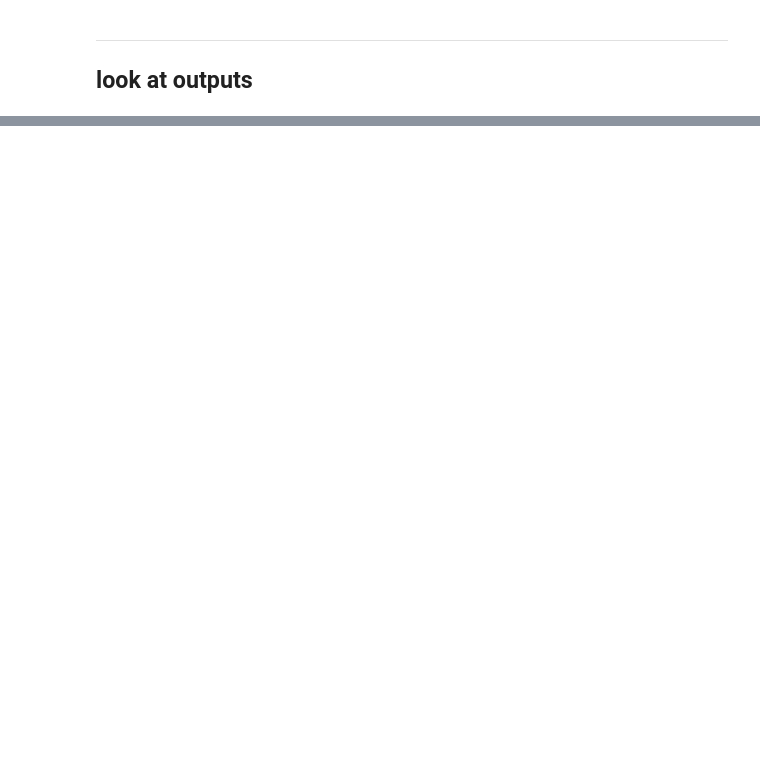
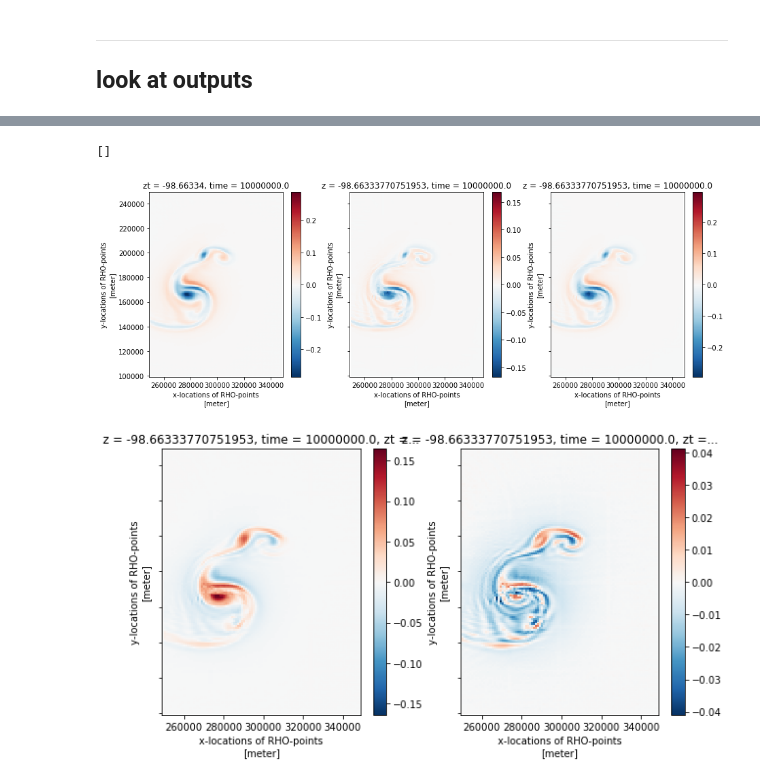
Before and after one commit to apatlpo/qgsolver, a Jupyter notebook: output/roms_seamount.ipynb, the cells around one changed output, grey strips where cells are left out. Saved outputs shown, nothing was run; the diff lists cells and outputs as text; code cells hidden in the pictures; blank space fills up the shorter version.

```diff
--- a/output/roms_seamount.ipynb
+++ b/output/roms_seamount.ipynb
@@ -102,0 +117,24 @@ vorticity(ds0.psi.isel(z=0)).plot()
+# %%
+fig = plt.figure(figsize=(15,5))
+ax = fig.add_subplot(1,3,1)
+(zeta_in/f0).plot(ax=ax)
+ax = fig.add_subplot(1,3,2)
+(zeta_out/f0).plot(ax=ax)
+ax.set_yticklabels([])
+ax = fig.add_subplot(1,3,3)
+(zeta_bsqg/f0).plot(ax=ax)
+ax.set_yticklabels([])
+
+
+# differences
+fig = plt.figure(figsize=(10,5))
+ax = fig.add_subplot(1,2,1)
+((zeta_out - zeta_in)/f0).plot(ax=ax)
+ax.set_yticklabels([])
+ax = fig.add_subplot(1,2,2)
+((zeta_bsqg - zeta_in)/f0).plot(ax=ax)
+ax.set_yticklabels([])
+# %% [output]
+[]
+[figure, added]
+[figure, added]
```
Also changed, not shown: parts of 14 cells of this notebook, 4 other files.
